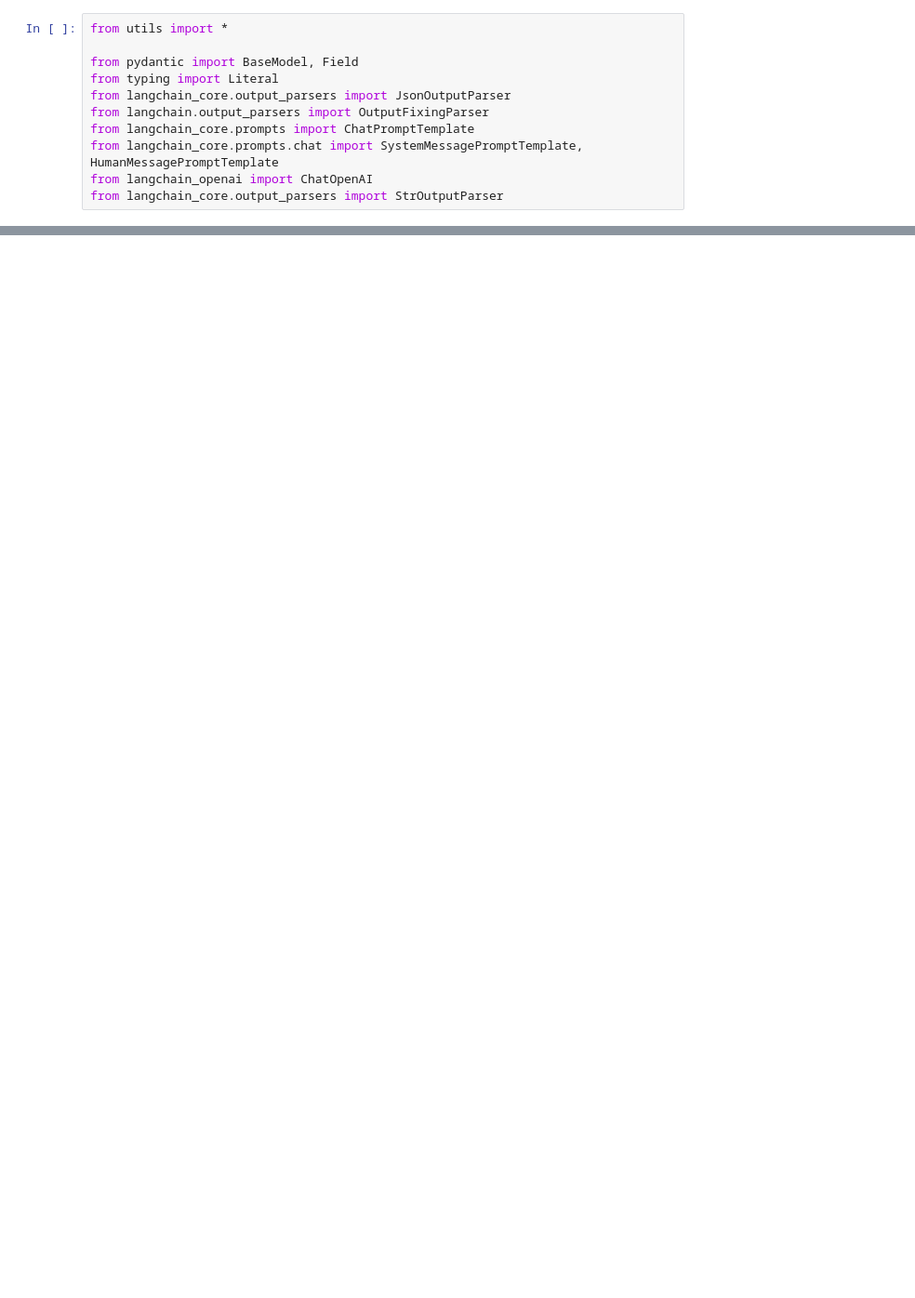
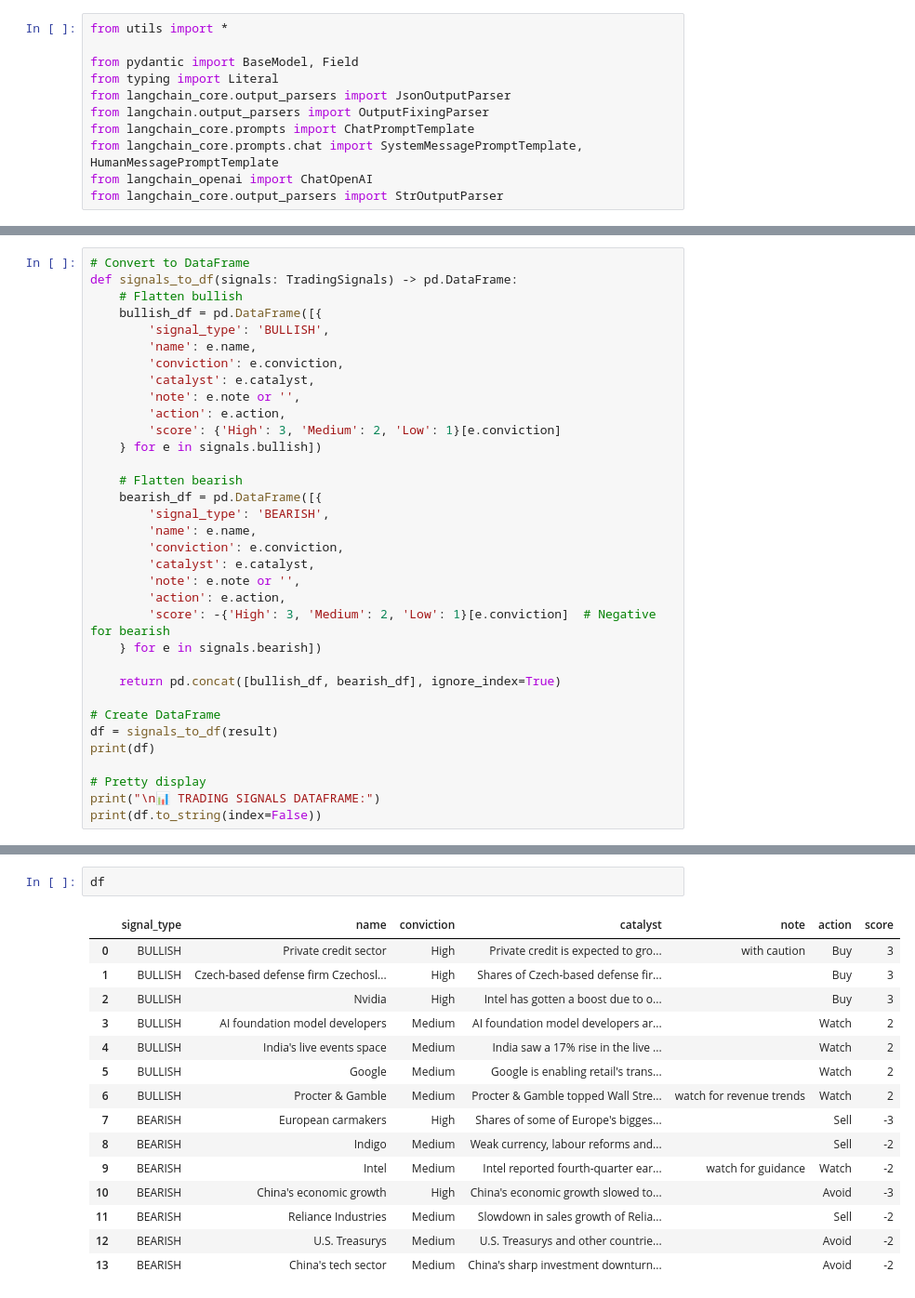
Before and after one commit to laceto/rss_feed, a Jupyter notebook: trader assistant 2.ipynb, the cells around one changed output, grey strips where cells are left out. Shown at 93% size. Cells and saved outputs as stored; diff of their text form; blank space fills up the shorter version.

```diff
--- a/trader assistant 2.ipynb
+++ b/trader assistant 2.ipynb
@@ -166,0 +622,34 @@ print(result)
+# %%
+# Convert to DataFrame
+def signals_to_df(signals: TradingSignals) -> pd.DataFrame:
+    # Flatten bullish
+    bullish_df = pd.DataFrame([{
+        'signal_type': 'BULLISH',
+        'name': e.name,
+        'conviction': e.conviction,
+        'catalyst': e.catalyst,
+        'note': e.note or '',
+        'action': e.action,
+        'score': {'High': 3, 'Medium': 2, 'Low': 1}[e.conviction]
+    } for e in signals.bullish])
+
+    # Flatten bearish
+    bearish_df = pd.DataFrame([{
+        'signal_type': 'BEARISH',
+        'name': e.name,
+        'conviction': e.conviction,
+        'catalyst': e.catalyst,
+        'note': e.note or '',
+        'action': e.action,
+        'score': -{'High': 3, 'Medium': 2, 'Low': 1}[e.conviction]  # Negative for bearish
+    } for e in signals.bearish])
+
+    return pd.concat([bullish_df, bearish_df], ignore_index=True)
+
+# Create DataFrame
+df = signals_to_df(result)
+print(df)
+
+# Pretty display
+print("\n📊 TRADING SIGNALS DATAFRAME:")
+print(df.to_string(index=False))
@@ -167,3 +674,21 @@ print(result)
+# %%
+df
+# %% [output]
+|  | signal_type | name | conviction | catalyst | note | action | score |
+| 0 | BULLISH | Private credit sector | High | Private credit is expected to gro... | with caution | Buy | 3 |
+| 1 | BULLISH | Czech-based defense firm Czechosl... | High | Shares of Czech-based defense fir... |  | Buy | 3 |
+| 2 | BULLISH | Nvidia | High | Intel has gotten a boost due to o... |  | Buy | 3 |
+| 3 | BULLISH | AI foundation model developers | Medium | AI foundation model developers ar... |  | Watch | 2 |
+| 4 | BULLISH | India's live events space | Medium | India saw a 17% rise in the live ... |  | Watch | 2 |
+| 5 | BULLISH | Google | Medium | Google is enabling retail's trans... |  | Watch | 2 |
+| 6 | BULLISH | Procter & Gamble | Medium | Procter & Gamble topped Wall Stre... | watch for revenue trends | Watch | 2 |
+| 7 | BEARISH | European carmakers | High | Shares of some of Europe's bigges... |  | Sell | -3 |
+| 8 | BEARISH | Indigo | Medium | Weak currency, labour reforms and... |  | Sell | -2 |
+| 9 | BEARISH | Intel | Medium | Intel reported fourth-quarter ear... | watch for guidance | Watch | -2 |
+| 10 | BEARISH | China's economic growth | High | China's economic growth slowed to... |  | Avoid | -3 |
+| 11 | BEARISH | Reliance Industries | Medium | Slowdown in sales growth of Relia... |  | Sell | -2 |
+| 12 | BEARISH | U.S. Treasurys | Medium | U.S. Treasurys and other countrie... |  | Avoid | -2 |
+| 13 | BEARISH | China's tech sector | Medium | China's sharp investment downturn... |  | Avoid | -2 |
 # %%
 batch_inputs = []
 for doc in docs:
```
Also changed, not shown: parts of 27 cells of this notebook.
